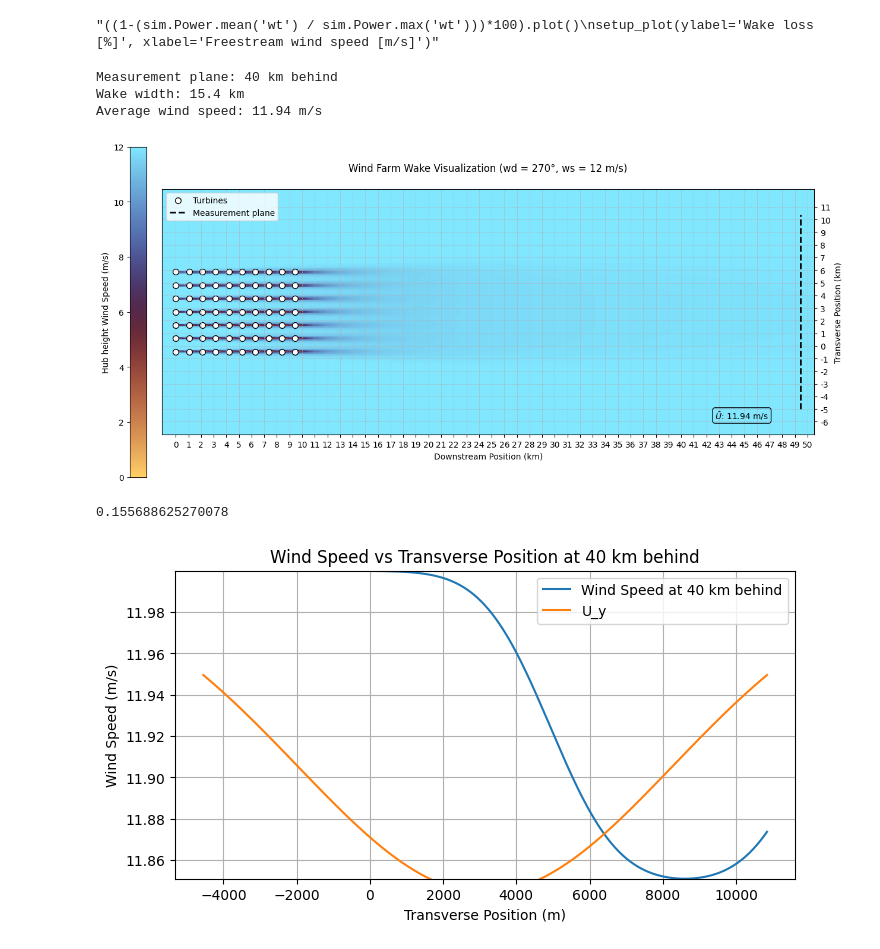
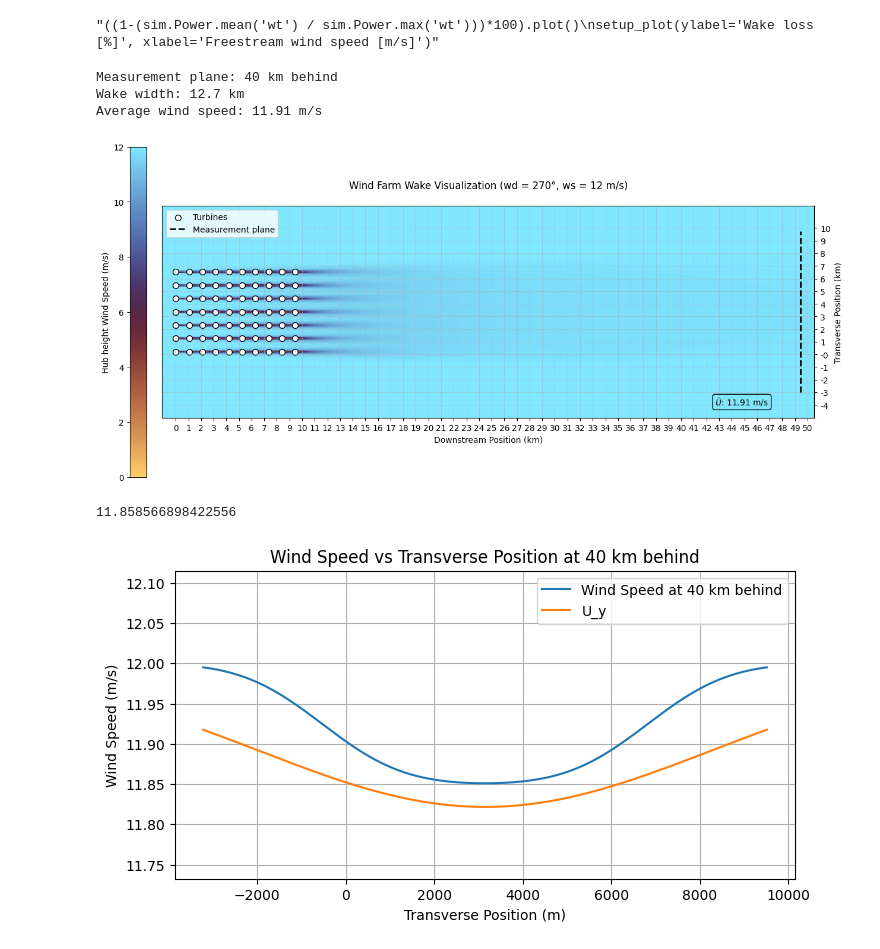
Before and after one commit to marcinsadowy/WTABL, a Jupyter notebook: TurbOPark.ipynb, the cells around one changed output. Saved outputs shown, nothing was run; the diff lists cells and outputs as text; code cells hidden in the pictures.

```diff
--- a/TurbOPark.ipynb
+++ b/TurbOPark.ipynb
@@ -17,7 +17,7 @@ from py_wake.utils.plotting import setup_plot
 # %%
 D = 150 # Rotor diameter
 s = 7 # Turbine spacing
-zh = 106 # Hub height
+zh = 100 # Hub height
 ws = 12 # Wind speed
 km_behind = 40 # Downstream measurement distance
 x_turb_no = 10 # No. of turbines in streamwise direction
@@ -90,9 +90,9 @@ ws_meas = np.squeeze(
                         h=zh * np.ones_like(y_meas)))).WS_eff.values
 
 # Wake width
-y_wake = y_meas[np.round(ws_meas, 3) != ws]
+y_wake = y_meas[np.round(ws_meas, 2) != ws]
 w_wake = max(y_wake) - min(y_wake)
-ws_wake = ws_meas[np.argmin(y_wake): np.argmax(y_wake)+1]
+ws_wake = ws_meas[np.round(ws_meas, 2) < ws]
 
 ext = abs(min(y_wake)) + 1000 # Distance to extend flowmap and axes by
 
@@ -104,8 +104,8 @@ print(f'Wake width: {w_wake/1000:.1f} km')
 print(f"Average wind speed: {ws_avg_meas:.2f} m/s")
 # %% [output]
 Measurement plane: 40 km behind
-Wake width: 15.4 km
-Average wind speed: 11.94 m/s
+Wake width: 12.7 km
+Average wind speed: 11.91 m/s
 # %%
 # --- Wake Visualization ---
 fig, ax = plt.subplots(figsize=(14, 6))
@@ -144,40 +144,40 @@ ax.yaxis.tick_right()
 
 plt.tight_layout()
 # %% [output]
-[figure, old version]
+[figure, new version]
 # %%
 plt.figure(figsize=(8, 4))
 plt.plot(y_wake, ws_wake, label=f'Wind Speed at {km_behind} km behind')
 
 '''
 mu = max(y) / 2
 sigma = D/2*((w_wake-max(y))/2 / max(y)) * x_meas/1000
 print(sigma)
 
 gk = ws - (sigma/2 * (1 / (np.sqrt(2 * np.pi * sigma**2)) * np.exp(-(y_meas - mu)**2 / (2 * sigma**2))))
 plt.plot(y_meas, gk, label='Fitted Gaussian kernel')
 '''
 
 k = 0.04
 
 sigma = max(y)/2 + k*x_meas
 
-U_max_def = ((ws - 11.87) * w_wake) / (np.sqrt(2*np.pi)*sigma)
+U_max_def = ((ws - 11.82) * w_wake) / (np.sqrt(2*np.pi)*sigma)
 
 U_y = U_max_def * np.exp(-(y_wake - np.median(y_wake))**2 / (2*sigma**2))
 
-print(np.max(U_y))
+print(np.mean(ws-U_y))
 
-plt.plot(y_wake, (ws-U_y), label='U_y')
+plt.plot(y_wake, ws-U_y, label='U_y')
 
 plt.xlabel('Transverse Position (m)')
 plt.ylabel('Wind Speed (m/s)')
 
-plt.ylim(min(ws_wake), max(ws_wake))
+plt.ylim(0.99*min(ws_wake), 1.01*max(ws_wake))
 plt.title(f'Wind Speed vs Transverse Position at {km_behind} km behind')
 plt.legend()
 plt.grid(True)
 plt.show()
 # %% [output]
-0.155688625270078
+11.858566898422556
-[figure, old version]
+[figure, new version]
```
